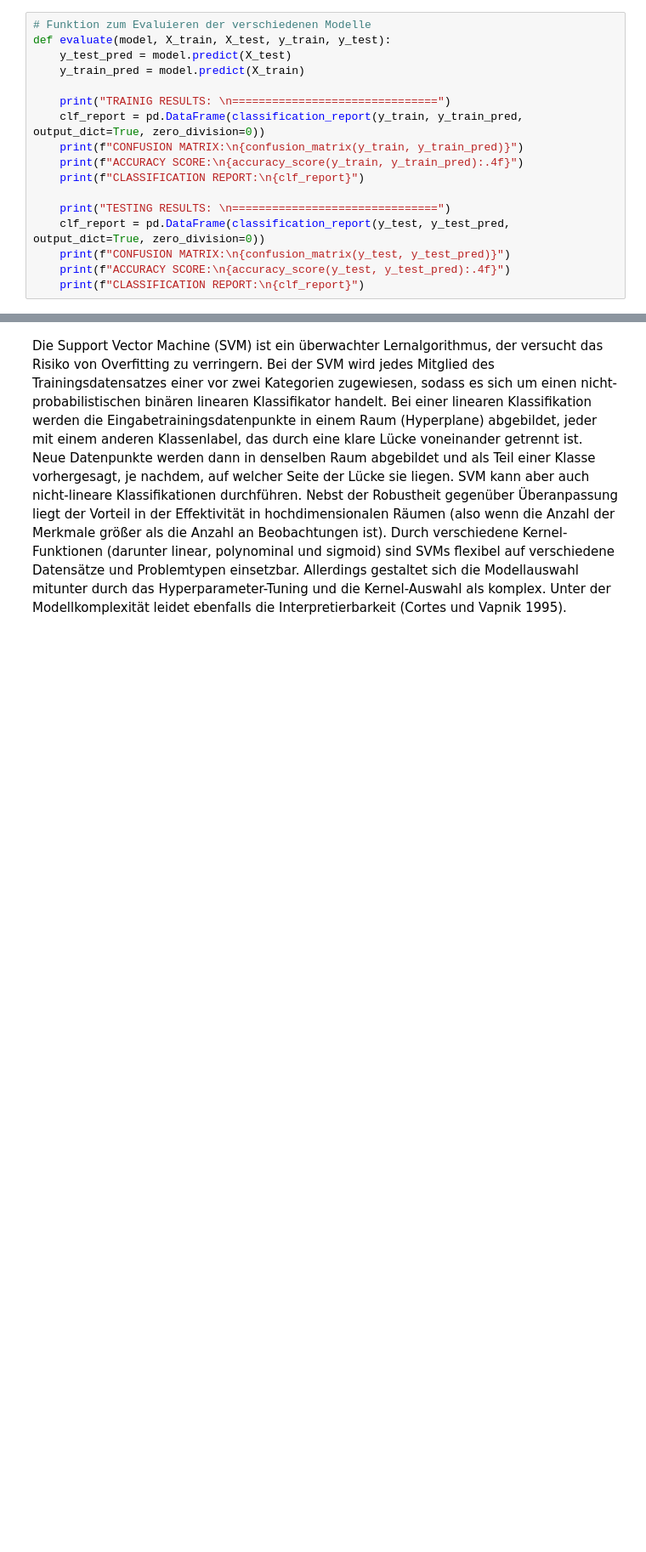
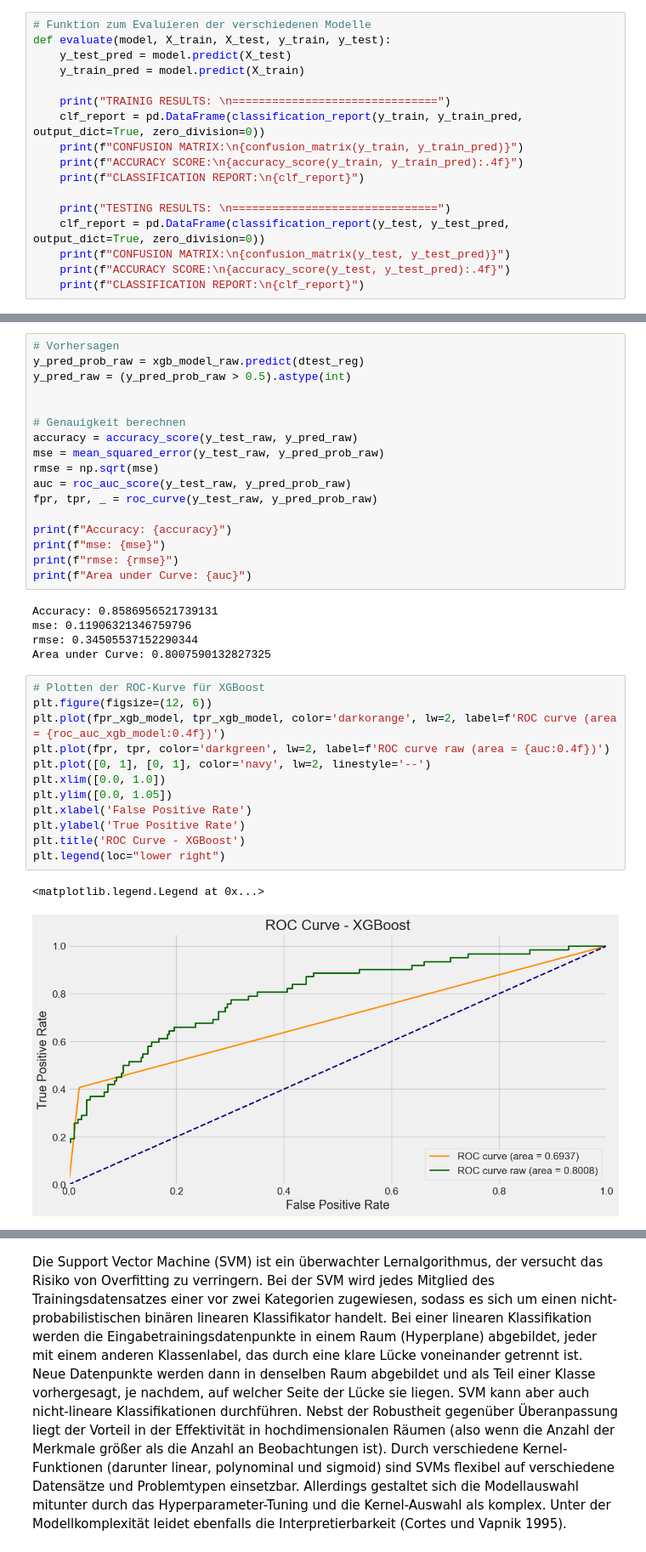
Before and after one commit to vngtr/datamining, a Jupyter notebook: 4.Modeling.ipynb, the cells around one changed output, grey strips where cells are left out. Shown at 85% size. Saved outputs shown, nothing was run; the diff lists cells and outputs as text; blank space fills up the shorter version.

```diff
--- a/4.Modeling.ipynb
+++ b/4.Modeling.ipynb
@@ -80 +290,38 @@ def evaluate(model, X_train, X_test, y_train, y_test):
+# %%
+# Vorhersagen
+y_pred_prob_raw = xgb_model_raw.predict(dtest_reg)
+y_pred_raw = (y_pred_prob_raw > 0.5).astype(int)
+
+
+# Genauigkeit berechnen
+accuracy = accuracy_score(y_test_raw, y_pred_raw)
+mse = mean_squared_error(y_test_raw, y_pred_prob_raw)
+rmse = np.sqrt(mse)
+auc = roc_auc_score(y_test_raw, y_pred_prob_raw)
+fpr, tpr, _ = roc_curve(y_test_raw, y_pred_prob_raw)
+
+print(f"Accuracy: {accuracy}")
+print(f"mse: {mse}")
+print(f"rmse: {rmse}")
+print(f"Area under Curve: {auc}")
+# %% [output]
+Accuracy: 0.8586956521739131
+mse: 0.11906321346759796
+rmse: 0.34505537152290344
+Area under Curve: 0.8007590132827325
+# %%
+# Plotten der ROC-Kurve für XGBoost
+plt.figure(figsize=(12, 6))
+plt.plot(fpr_xgb_model, tpr_xgb_model, color='darkorange', lw=2, label=f'ROC curve (area = {roc_auc_xgb_model:0.4f})')
+plt.plot(fpr, tpr, color='darkgreen', lw=2, label=f'ROC curve raw (area = {auc:0.4f})')
+plt.plot([0, 1], [0, 1], color='navy', lw=2, linestyle='--')
+plt.xlim([0.0, 1.0])
+plt.ylim([0.0, 1.05])
+plt.xlabel('False Positive Rate')
+plt.ylabel('True Positive Rate')
+plt.title('ROC Curve - XGBoost')
+plt.legend(loc="lower right")
+# %% [output]
+<matplotlib.legend.Legend at 0x...>
+[figure, added]
 # %% [markdown]
```
Also changed, not shown: parts of 28 cells of this notebook.
